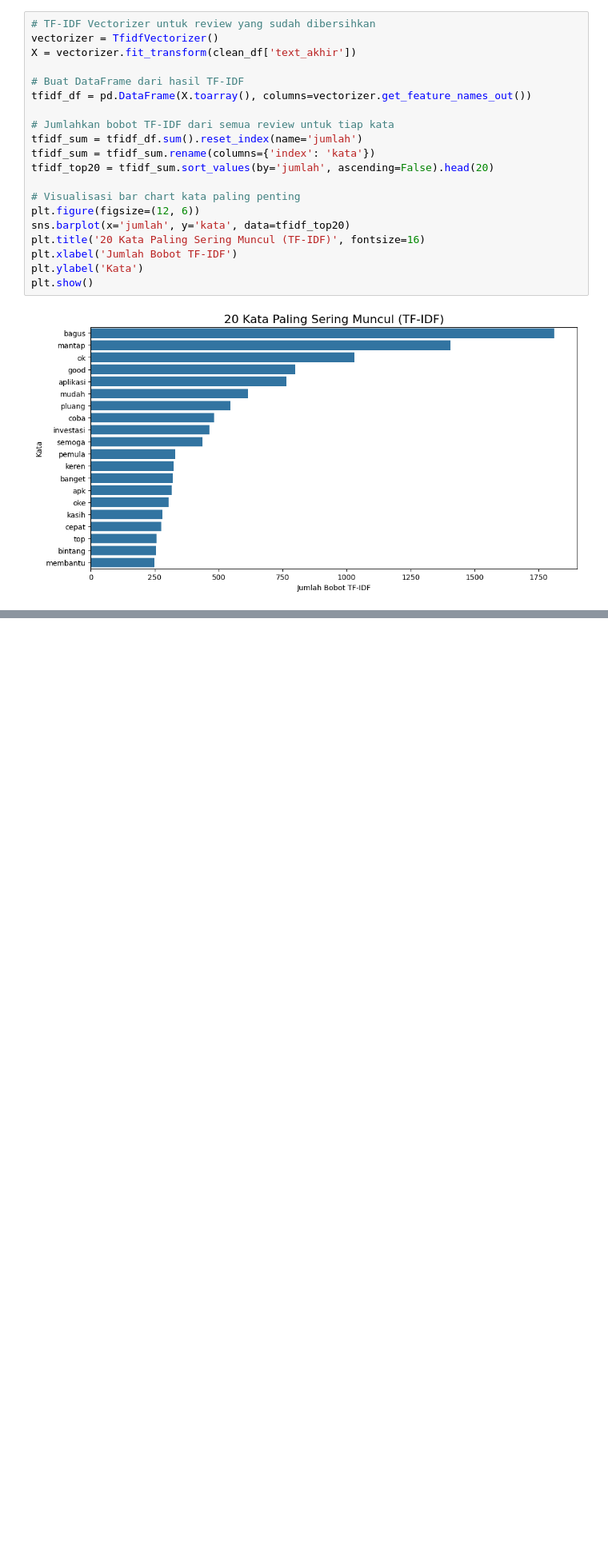
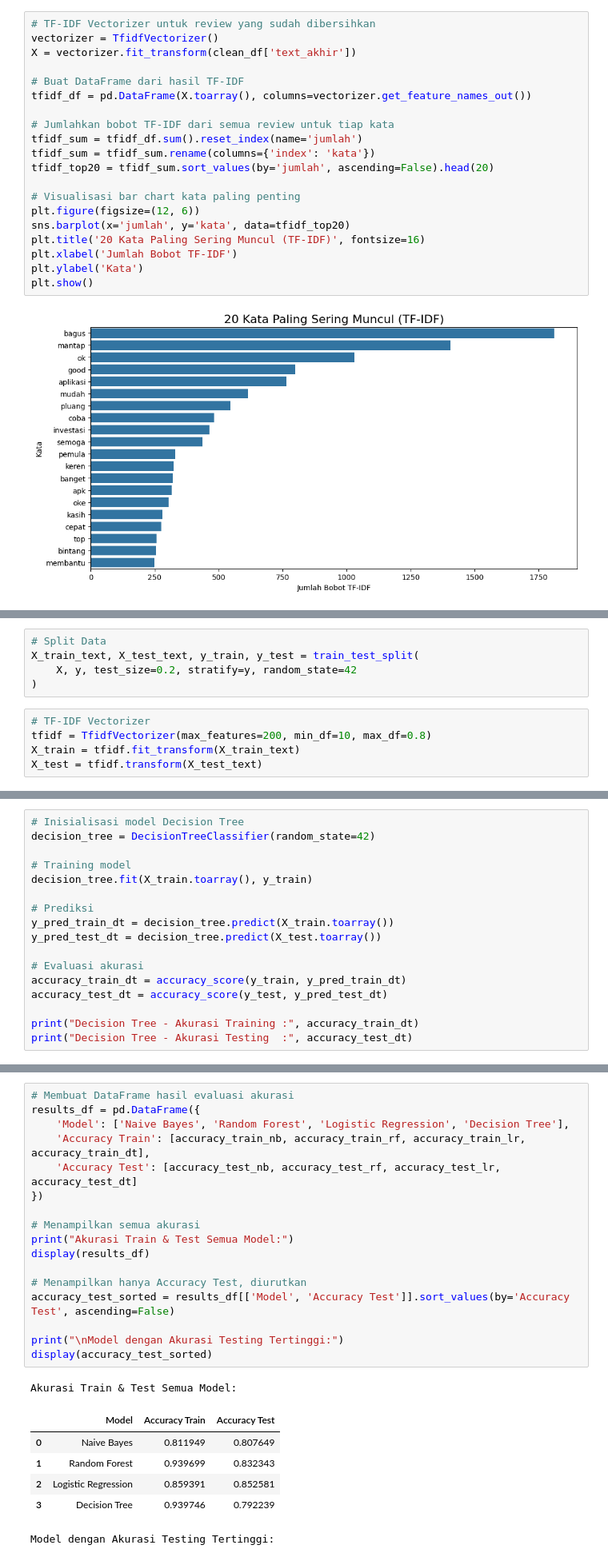
Before and after one commit to MuhDila/Submisssion_Proyek_Analisis_Sentimen, a Jupyter notebook: sentiment_analysis_model.ipynb, the cells around one changed output, grey strips where cells are left out. Shown at 80% size. Saved outputs shown, nothing was run; the diff lists cells and outputs as text; blank space fills up the shorter version.

Commit message:
Creating modeling and evaluation

```diff
--- a/sentiment_analysis_model.ipynb
+++ b/sentiment_analysis_model.ipynb
@@ -374,0 +387,10 @@ plt.show()
+# %%
+# Split Data
+X_train_text, X_test_text, y_train, y_test = train_test_split(
+    X, y, test_size=0.2, stratify=y, random_state=42
+)
+# %%
+# TF-IDF Vectorizer
+tfidf = TfidfVectorizer(max_features=200, min_df=10, max_df=0.8)
+X_train = tfidf.fit_transform(X_train_text)
+X_test = tfidf.transform(X_test_text)
@@ -374,0 +467,17 @@ plt.show()
+# %%
+# Inisialisasi model Decision Tree
+decision_tree = DecisionTreeClassifier(random_state=42)
+
+# Training model
+decision_tree.fit(X_train.toarray(), y_train)
+
+# Prediksi
+y_pred_train_dt = decision_tree.predict(X_train.toarray())
+y_pred_test_dt = decision_tree.predict(X_test.toarray())
+
+# Evaluasi akurasi
+accuracy_train_dt = accuracy_score(y_train, y_pred_train_dt)
+accuracy_test_dt = accuracy_score(y_test, y_pred_test_dt)
+
+print("Decision Tree - Akurasi Training :", accuracy_train_dt)
+print("Decision Tree - Akurasi Testing  :", accuracy_test_dt)
@@ -374,0 +489,25 @@ plt.show()
+# %%
+# Membuat DataFrame hasil evaluasi akurasi
+results_df = pd.DataFrame({
+    'Model': ['Naive Bayes', 'Random Forest', 'Logistic Regression', 'Decision Tree'],
+    'Accuracy Train': [accuracy_train_nb, accuracy_train_rf, accuracy_train_lr, accuracy_train_dt],
+    'Accuracy Test': [accuracy_test_nb, accuracy_test_rf, accuracy_test_lr, accuracy_test_dt]
+})
+
+# Menampilkan semua akurasi
+print("Akurasi Train & Test Semua Model:")
+display(results_df)
+
+# Menampilkan hanya Accuracy Test, diurutkan
+accuracy_test_sorted = results_df[['Model', 'Accuracy Test']].sort_values(by='Accuracy Test', ascending=False)
+
+print("\nModel dengan Akurasi Testing Tertinggi:")
+display(accuracy_test_sorted)
+# %% [output]
+Akurasi Train & Test Semua Model:
+|  | Model | Accuracy Train | Accuracy Test |
+| 0 | Naive Bayes | 0.811949 | 0.807649 |
+| 1 | Random Forest | 0.939699 | 0.832343 |
+| 2 | Logistic Regression | 0.859391 | 0.852581 |
+| 3 | Decision Tree | 0.939746 | 0.792239 |
+Model dengan Akurasi Testing Tertinggi:
```
Also changed, not shown: parts of 19 cells of this notebook.
